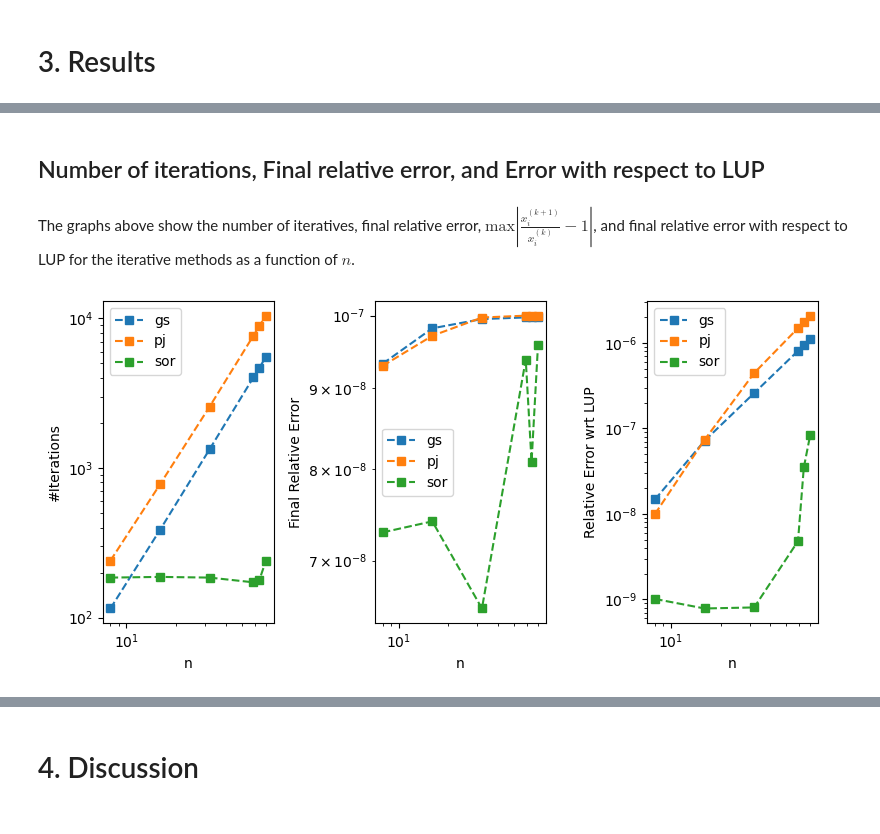
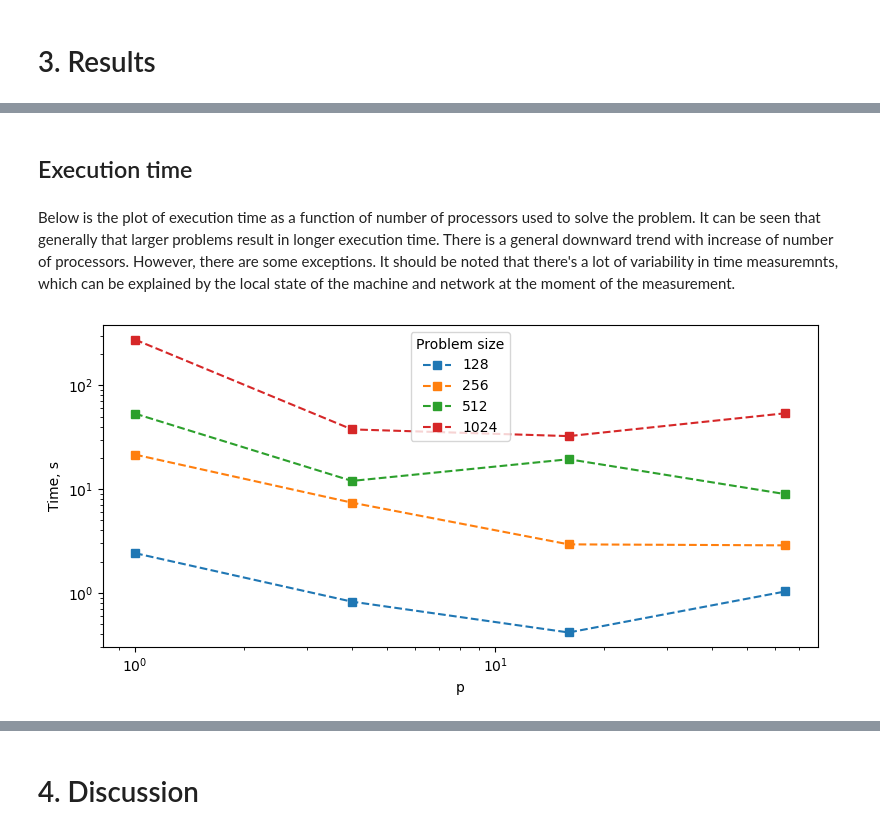
Before and after one commit to kshumilov/NE591, a Jupyter notebook: submissions/shumilov_project04/analysis/analysis.ipynb, the cells around one changed output, grey strips where cells are left out. Saved outputs shown, nothing was run; the diff lists cells and outputs as text; code cells hidden in the pictures.

```diff
--- a/submissions/shumilov_project04/analysis/analysis.ipynb
+++ b/submissions/shumilov_project04/analysis/analysis.ipynb
@@ -91,6 +96,5 @@ Below is the table with the results of the calculations. Note that "converged" f
 # %%
 df = pd.read_csv(tests_dir / 'data.csv', index_col=0)
-df['time'] /= 1e3
-df['memory'] /= 1024
+df.reset_index(inplace=True)
 df
 # %% [output]
@@ -118,17 +117,0 @@ The graphs above show how, time in seconds, memory in kbytes, and maximum absolu
-# %%
-fig, axes = plt.subplots(1, 3, layout='tight', figsize=(8, 4))
-
-for i, (algo, dfa) in enumerate(df.groupby('algo')):
-    axes[0].loglog('n', 'time', 's--', data=dfa, label=algo)
-    axes[1].loglog('n', 'memory', 's--', data=dfa, label=algo)
-    axes[2].loglog('n', 'residual', 's--', data=dfa, label=algo)
-
-for ax in axes:
-    ax.legend()
-    ax.set_xlabel('n')
-
-axes[0].set_ylabel('Time, sec')
-axes[1].set_ylabel('Memory, kbytes')
-axes[2].set_ylabel('Abs Residual')
-
-plt.show()
@@ -143,23 +118,20 @@ The memeory used is the largest differentiator of the all the methods. The direc
 # %% [markdown]
-## Number of iterations, Final relative error, and Error with respect to LUP
+## Execution time
-# %% [markdown]
-The graphs above show the number of iteratives, final relative error, $\text{max}|\frac{x^{(k+1)}_i}{x^{(k)}_i} - 1|$, and final relative error with respect to LUP for the iterative methods as a function of $n$.
+# %% [markdown]
+Below is the plot of execution time as a function of number of processors used to solve the problem.
+It can be seen that generally that larger problems result in longer execution time.
+There is a general downward trend with increase of number of processors. However, there are some exceptions.
+It should be noted that there's a lot of variability in time measuremnts, which can be explained by the local state of the machine and network at the moment of the measurement.
 # %%
-fig, axes = plt.subplots(1, 3, layout='tight', figsize=(8, 4))
+fig, axes = plt.subplots(1, 1, layout='tight', figsize=(8, 4))
 
-for algo, dfa in df[df.algo != 'lup'].groupby('algo'):
-    axes[0].loglog('n', 'iterations', 's--', data=dfa, label=algo)
-    axes[1].loglog('n', 'relative', 's--', data=dfa, label=algo)
-    axes[2].loglog('n', 'relative_lup', 's--', data=dfa, label=algo)
+for algo, dfa in df.groupby('n'):
+    axes.loglog('p', 'time', 's--', data=dfa, label=algo)
 
-for ax in axes:
-    ax.legend()
-    ax.set_xlabel('n')
-
-axes[0].set_ylabel('#Iterations')
-axes[1].set_ylabel('Final Relative Error')
-axes[2].set_ylabel('Relative Error wrt LUP')
+axes.legend(title='Problem size')
+axes.set_xlabel('p')
+axes.set_ylabel('Time, s')
 
 plt.show()
 # %% [output]
-[figure, old version]
+[figure, new version]
```
Also changed, not shown: parts of 18 cells of this notebook, 13 other files.
